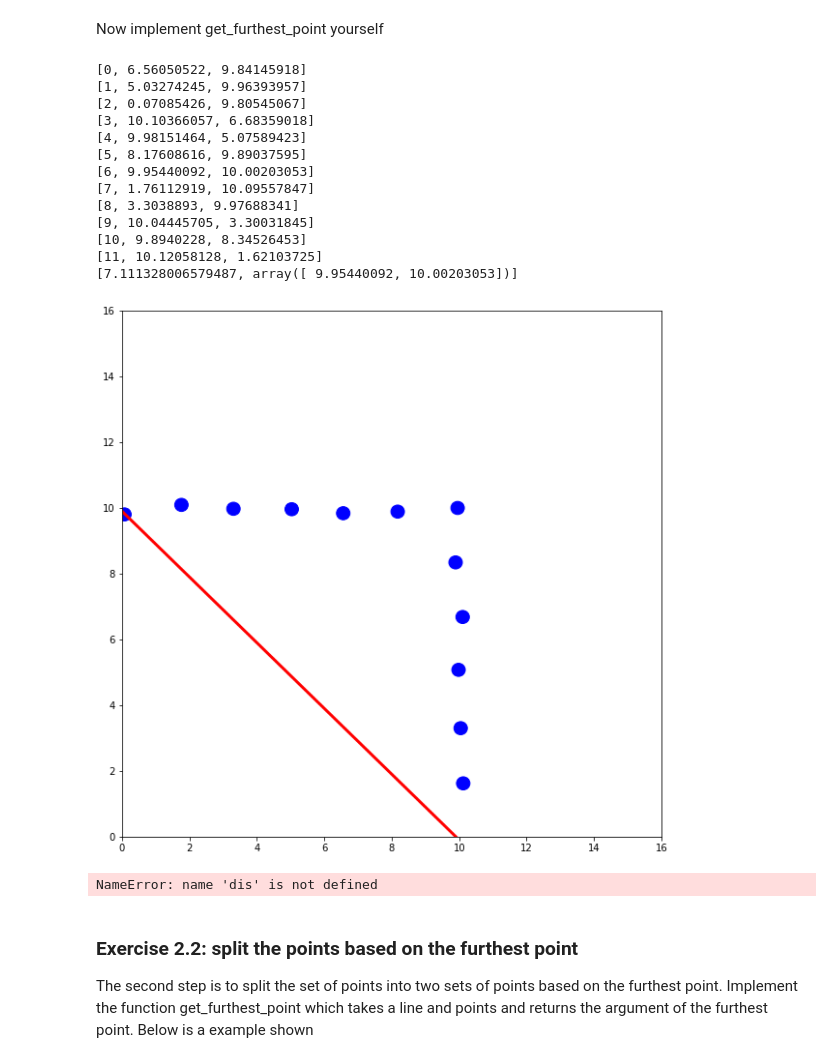
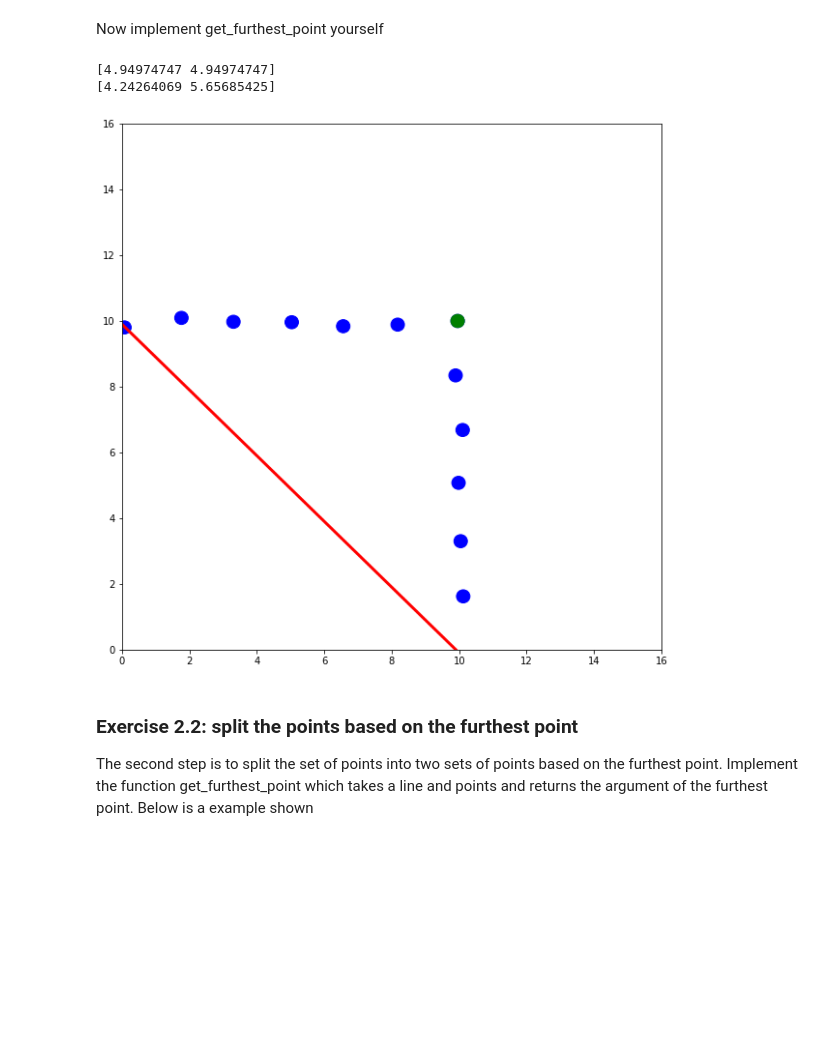
Before and after one commit to nilsboonstra/amr, a Jupyter notebook: week3/assignment_3_17_new.ipynb, the cells around one changed output. Cells and saved outputs as stored; diff of their text form; code cells hidden in the pictures; blank space fills up the shorter version.

```diff
--- a/week3/assignment_3_17_new.ipynb
+++ b/week3/assignment_3_17_new.ipynb
@@ -167,6 +165,8 @@ def get_furthest_point(line, x_points, y_points):
 
     line_p1 = norm_vec
     line_p2 = norm_vec + r_vec / np.linalg.norm(r_vec)
+    print(line_p1)
+    print(line_p2)
 
     max_d = [0, -1]
     for i,(x,y) in enumerate(zip(x_points, y_points)):
@@ -176,31 +176,18 @@ def get_furthest_point(line, x_points, y_points):
         if d > max_d[0]:
             max_d = [d, i]
 
-    print(max_d)
+    dis = max_d[0]
+    arg_D = max_d[1]
 
-
-    visualize(x_points, y_points, [line])
     return arg_D, dis
 # %%
-arg_D,_ = get_furthest_point((rho, alpha), x_points, y_points)
+arg_D, dis = get_furthest_point((rho, alpha), x_points, y_points)
 
 visualize_furthest(x_points, y_points, x_points[arg_D], y_points[arg_D], (rho, alpha))
 # %% [output]
-[0, 6.56050522, 9.84145918]
-[1, 5.03274245, 9.96393957]
-[2, 0.07085426, 9.80545067]
-[3, 10.10366057, 6.68359018]
-[4, 9.98151464, 5.07589423]
-[5, 8.17608616, 9.89037595]
-[6, 9.95440092, 10.00203053]
-[7, 1.76112919, 10.09557847]
-[8, 3.3038893, 9.97688341]
-[9, 10.04445705, 3.30031845]
-[10, 9.8940228, 8.34526453]
-[11, 10.12058128, 1.62103725]
-[7.111328006579487, array([ 9.95440092, 10.00203053])]
+[4.94974747 4.94974747]
+[4.24264069 5.65685425]
-[figure, old version]
+[figure, new version]
-NameError: name 'dis' is not defined
 # %% [markdown]
 ### Exercise 2.2: split the points based on the furthest point
 
```
Also changed, not shown: parts of 6 cells of this notebook.
